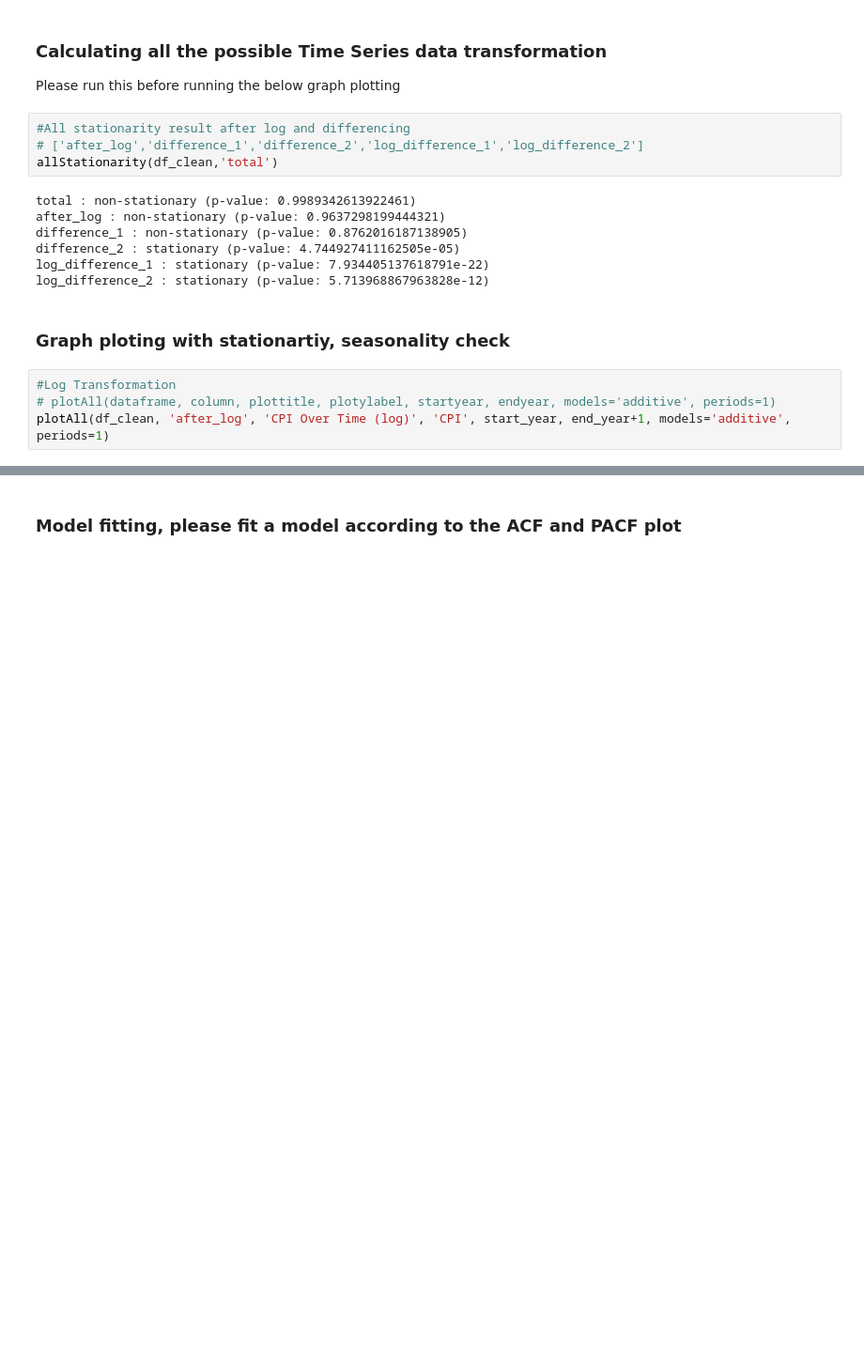
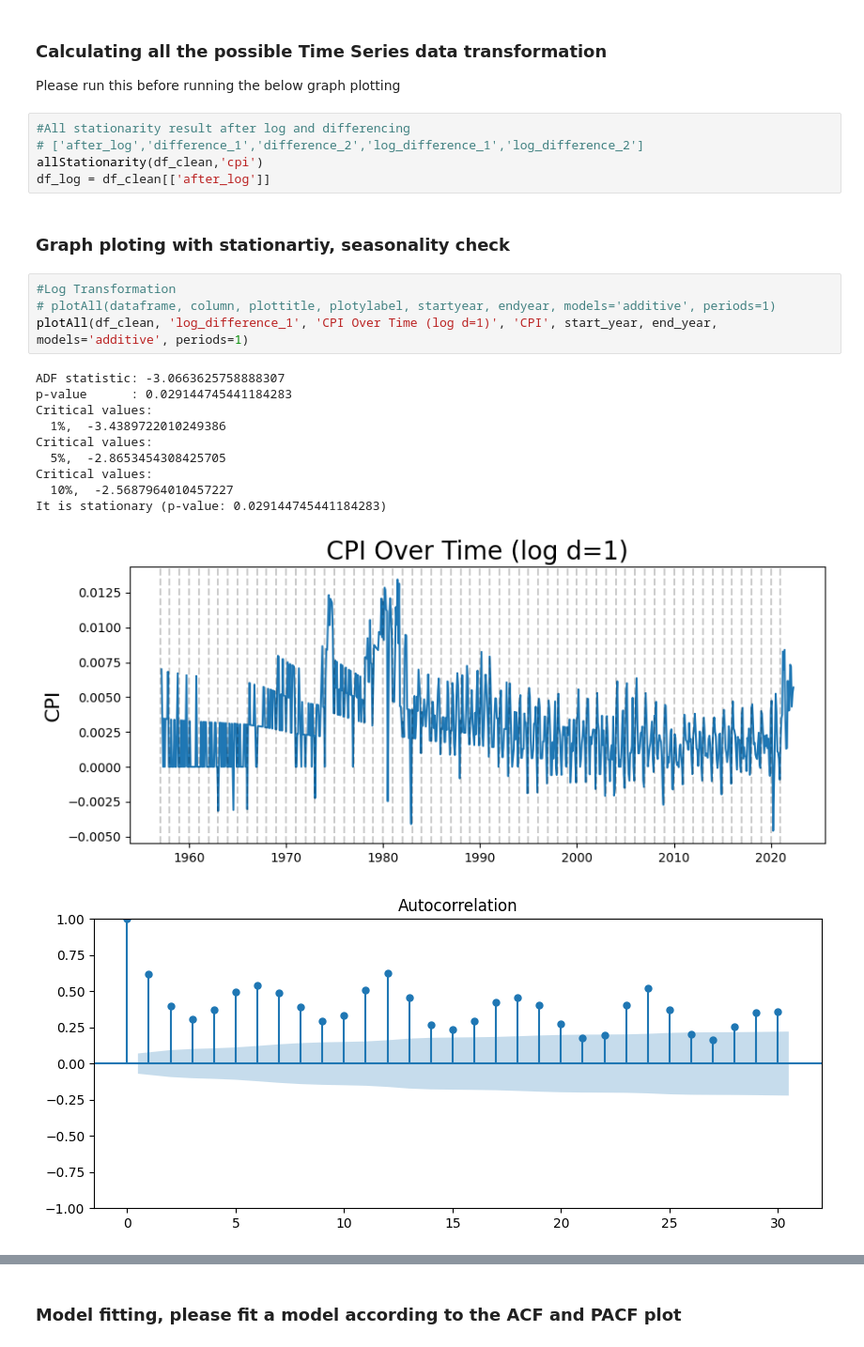
Before and after one commit to edmund844328/STAT4601_TimeSeriesForecasting, a Jupyter notebook: timeSeriesModelPy.ipynb, the cells around one changed output, grey strips where cells are left out. Shown at 94% size. Cells and saved outputs as stored; diff of their text form; blank space fills up the shorter version.

```diff
--- a/timeSeriesModelPy.ipynb
+++ b/timeSeriesModelPy.ipynb
@@ -214,17 +208,23 @@ Please run this before running the below graph plotting
 # %%
 #All stationarity result after log and differencing
 # ['after_log','difference_1','difference_2','log_difference_1','log_difference_2']
-allStationarity(df_clean,'total')
+allStationarity(df_clean,'cpi')
+df_log = df_clean[['after_log']]
-# %% [output]
-total : non-stationary (p-value: 0.9989342613922461)
-after_log : non-stationary (p-value: 0.9637298199444321)
-difference_1 : non-stationary (p-value: 0.8762016187138905)
-difference_2 : stationary (p-value: 4.744927411162505e-05)
-log_difference_1 : stationary (p-value: 7.934405137618791e-22)
-log_difference_2 : stationary (p-value: 5.713968867963828e-12)
 # %% [markdown]
 ### Graph ploting with stationartiy, seasonality check
 # %%
 #Log Transformation
 # plotAll(dataframe, column, plottitle, plotylabel, startyear, endyear, models='additive', periods=1)
-plotAll(df_clean, 'after_log', 'CPI Over Time (log)', 'CPI', start_year, end_year+1, models='additive', periods=1)
+plotAll(df_clean, 'log_difference_1', 'CPI Over Time (log d=1)', 'CPI', start_year, end_year, models='additive', periods=1)
+# %% [output]
+ADF statistic: -3.0663625758888307
+p-value      : 0.029144745441184283
+Critical values:
+  1%,  -3.4389722010249386
+Critical values:
+  5%,  -2.8653454308425705
+Critical values:
+  10%,  -2.5687964010457227
+It is stationary (p-value: 0.029144745441184283)
+[figure, added]
+[figure, added]
```
Also changed, not shown: parts of 12 cells of this notebook, 4 other files.
